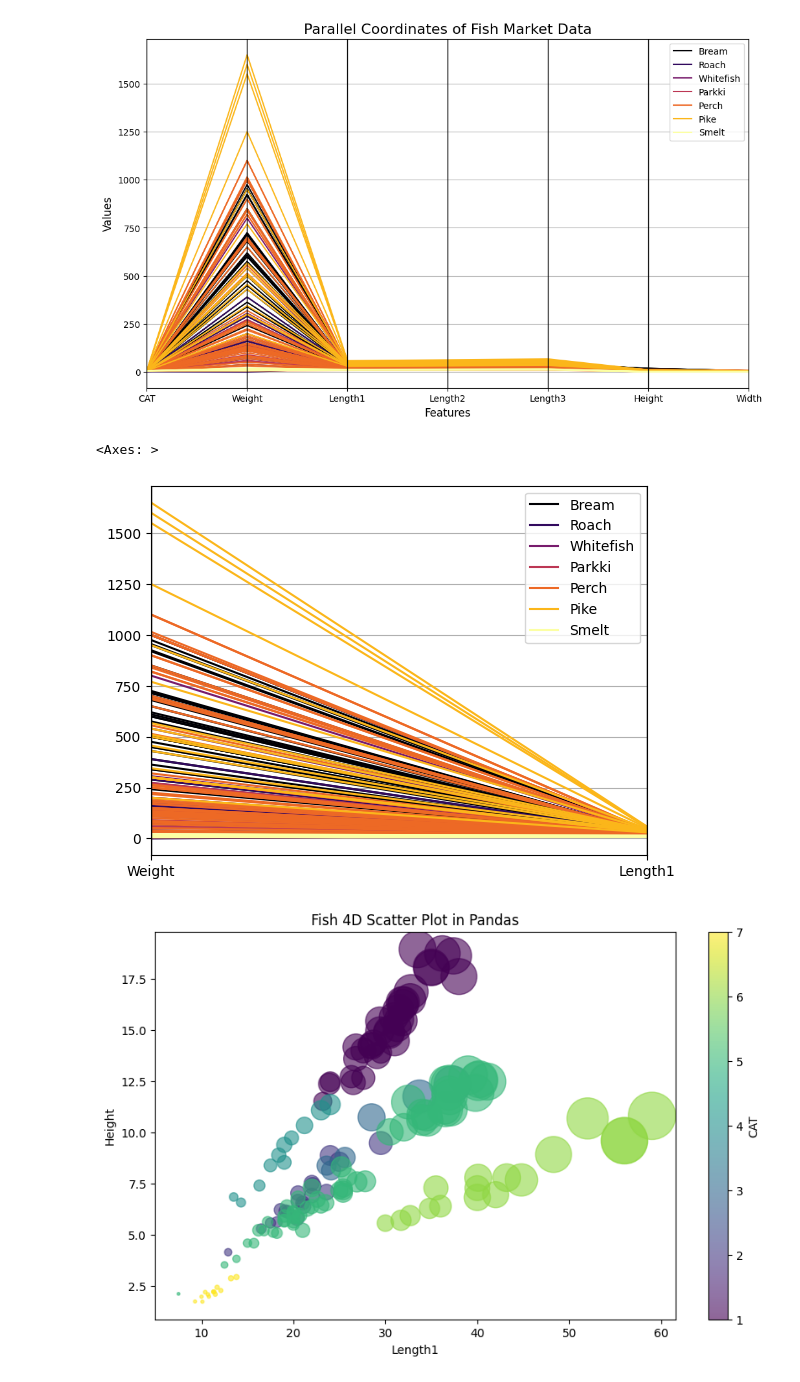
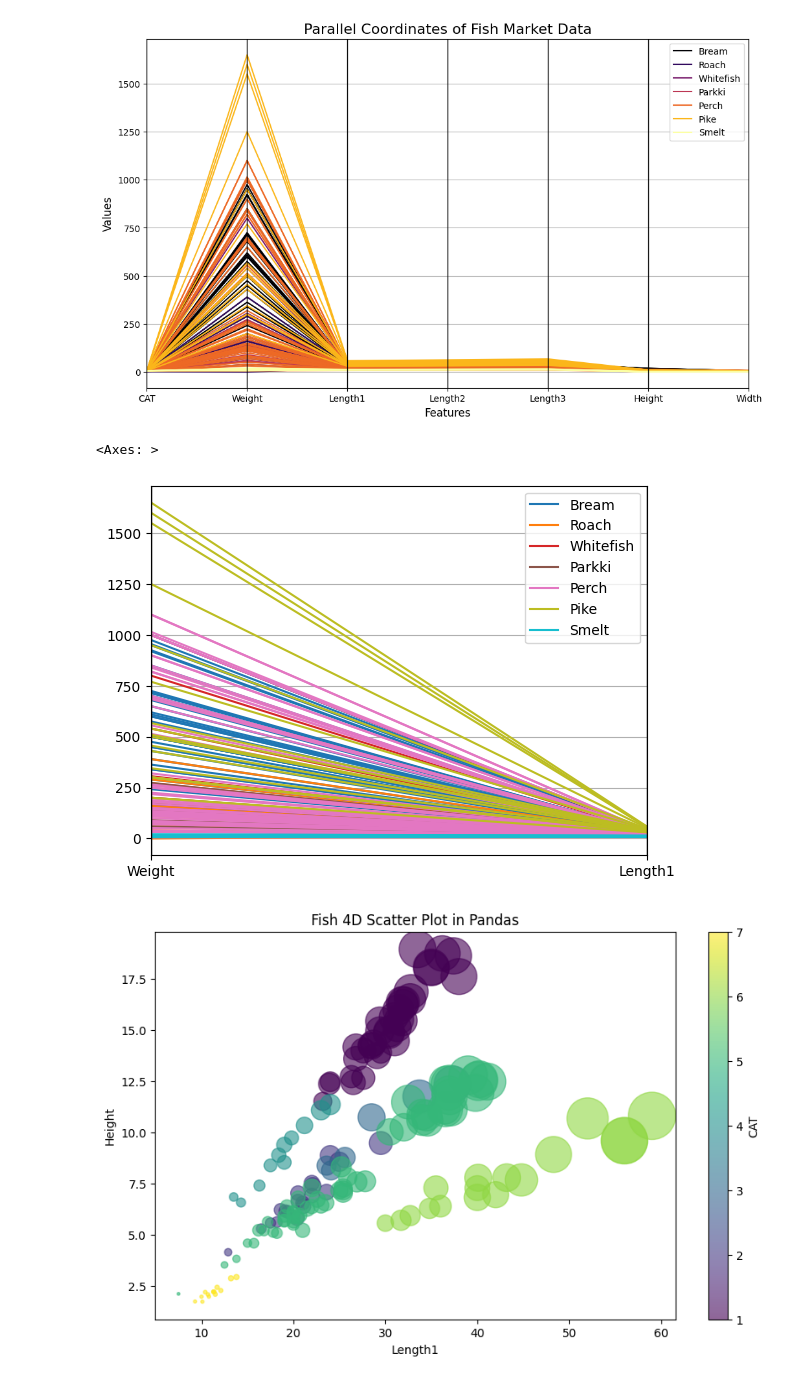
Before and after one commit to rjha/ai-training, a Jupyter notebook: notebooks/fish-classification.ipynb, the cells around one changed output. Cells and saved outputs as stored; diff of their text form; code cells hidden in the pictures.

```diff
--- a/notebooks/fish-classification.ipynb
+++ b/notebooks/fish-classification.ipynb
@@ -35,9 +35,9 @@ plt.show()
 # %%
 # STEP3: plot a filtered data frame
 # Filter the columns first, keeping the class column
 weight_length1_df = fish_df[["Weight", "Length1", "Species"]]
-parallel_coordinates(weight_length1_df, class_column="Species", colormap="inferno")
+parallel_coordinates(weight_length1_df, class_column="Species", colormap="tab10")
 # %% [output]
 <Axes: >
-[figure, old version]
+[figure, new version]
 # %%
```
Also changed, not shown: parts of 2 cells of this notebook.
